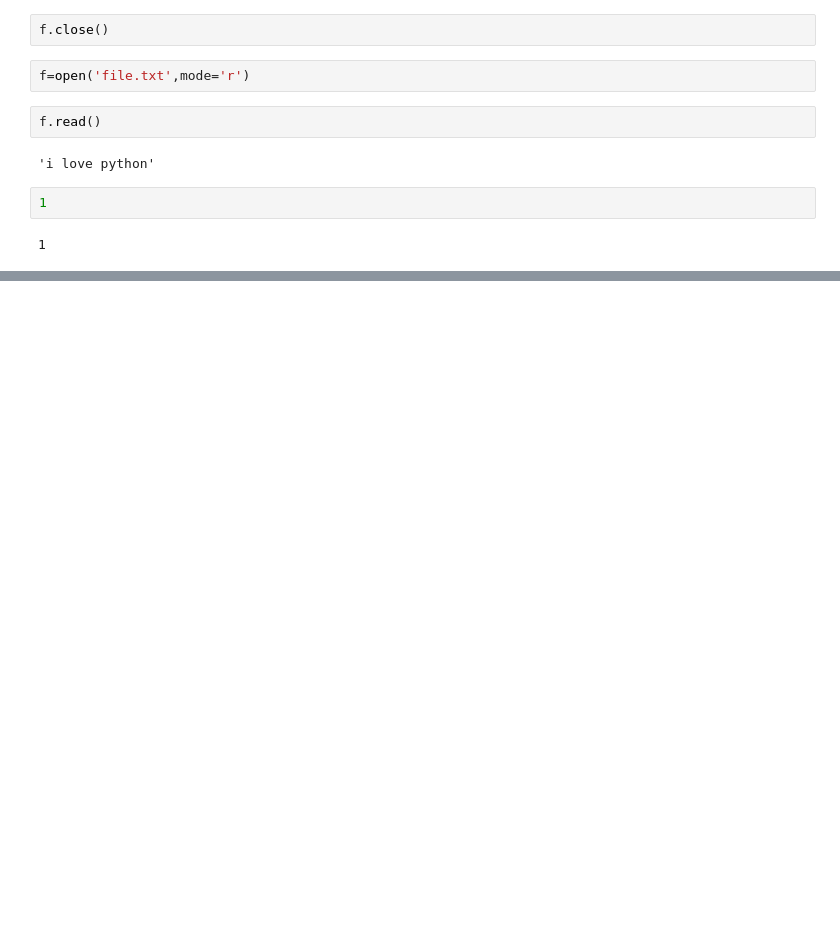
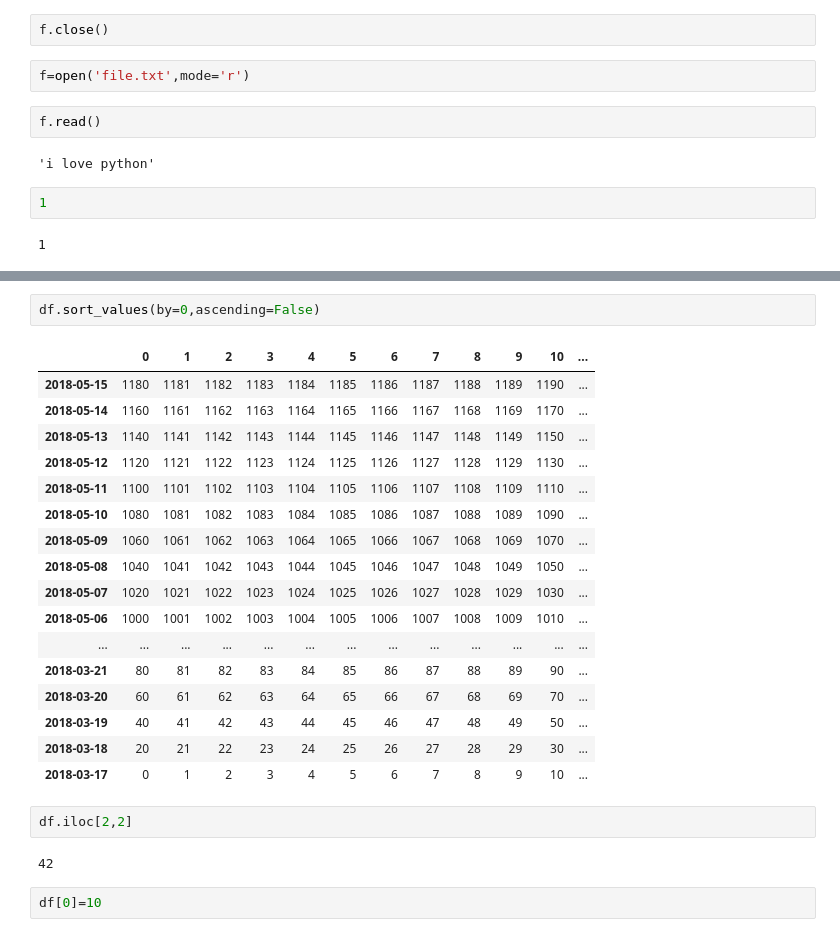
Before and after one commit to RayestGeeta/Python-basic-tutorial, a Jupyter notebook: basic1.ipynb, the cells around one changed output, grey strips where cells are left out. Saved outputs shown, nothing was run; the diff lists cells and outputs as text; blank space fills up the shorter version.

```diff
--- a/basic1.ipynb
+++ b/basic1.ipynb
@@ -709,0 +1028,26 @@ f.read()
+# %%
+df.sort_values(by=0,ascending=False)
+# %% [output]
+|  | 0 | 1 | 2 | 3 | 4 | 5 | 6 | 7 | 8 | 9 | 10 | ... |
+| 2018-05-15 | 1180 | 1181 | 1182 | 1183 | 1184 | 1185 | 1186 | 1187 | 1188 | 1189 | 1190 | ... |
+| 2018-05-14 | 1160 | 1161 | 1162 | 1163 | 1164 | 1165 | 1166 | 1167 | 1168 | 1169 | 1170 | ... |
+| 2018-05-13 | 1140 | 1141 | 1142 | 1143 | 1144 | 1145 | 1146 | 1147 | 1148 | 1149 | 1150 | ... |
+| 2018-05-12 | 1120 | 1121 | 1122 | 1123 | 1124 | 1125 | 1126 | 1127 | 1128 | 1129 | 1130 | ... |
+| 2018-05-11 | 1100 | 1101 | 1102 | 1103 | 1104 | 1105 | 1106 | 1107 | 1108 | 1109 | 1110 | ... |
+| 2018-05-10 | 1080 | 1081 | 1082 | 1083 | 1084 | 1085 | 1086 | 1087 | 1088 | 1089 | 1090 | ... |
+| 2018-05-09 | 1060 | 1061 | 1062 | 1063 | 1064 | 1065 | 1066 | 1067 | 1068 | 1069 | 1070 | ... |
+| 2018-05-08 | 1040 | 1041 | 1042 | 1043 | 1044 | 1045 | 1046 | 1047 | 1048 | 1049 | 1050 | ... |
+| 2018-05-07 | 1020 | 1021 | 1022 | 1023 | 1024 | 1025 | 1026 | 1027 | 1028 | 1029 | 1030 | ... |
+| 2018-05-06 | 1000 | 1001 | 1002 | 1003 | 1004 | 1005 | 1006 | 1007 | 1008 | 1009 | 1010 | ... |
+| ... | ... | ... | ... | ... | ... | ... | ... | ... | ... | ... | ... | ... |
+| 2018-03-21 | 80 | 81 | 82 | 83 | 84 | 85 | 86 | 87 | 88 | 89 | 90 | ... |
+| 2018-03-20 | 60 | 61 | 62 | 63 | 64 | 65 | 66 | 67 | 68 | 69 | 70 | ... |
+| 2018-03-19 | 40 | 41 | 42 | 43 | 44 | 45 | 46 | 47 | 48 | 49 | 50 | ... |
+| 2018-03-18 | 20 | 21 | 22 | 23 | 24 | 25 | 26 | 27 | 28 | 29 | 30 | ... |
+| 2018-03-17 | 0 | 1 | 2 | 3 | 4 | 5 | 6 | 7 | 8 | 9 | 10 | ... |
+# %%
+df.iloc[2,2]
+# %% [output]
+42
+# %%
+df[0]=10
```
Also changed, not shown: parts of 49 cells of this notebook, 2 other files.
